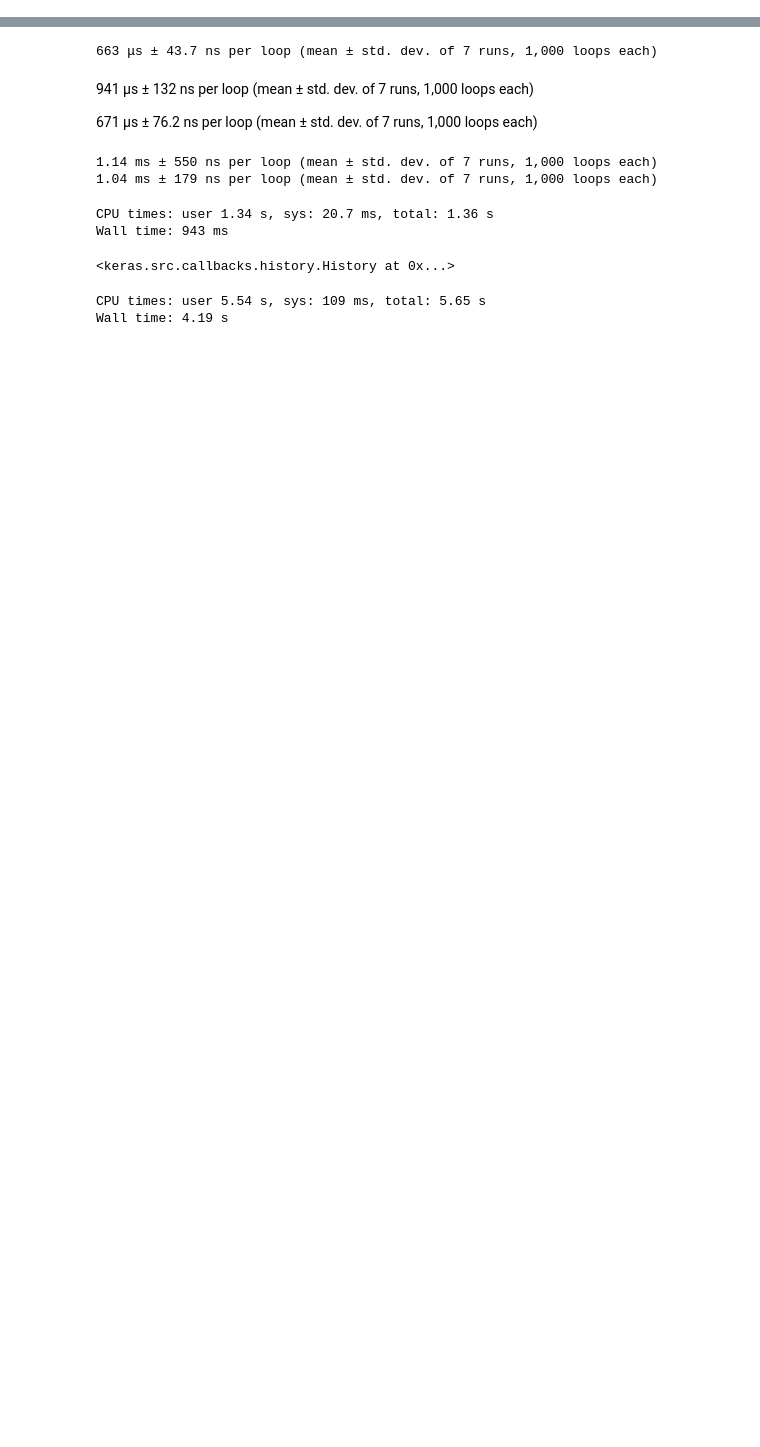
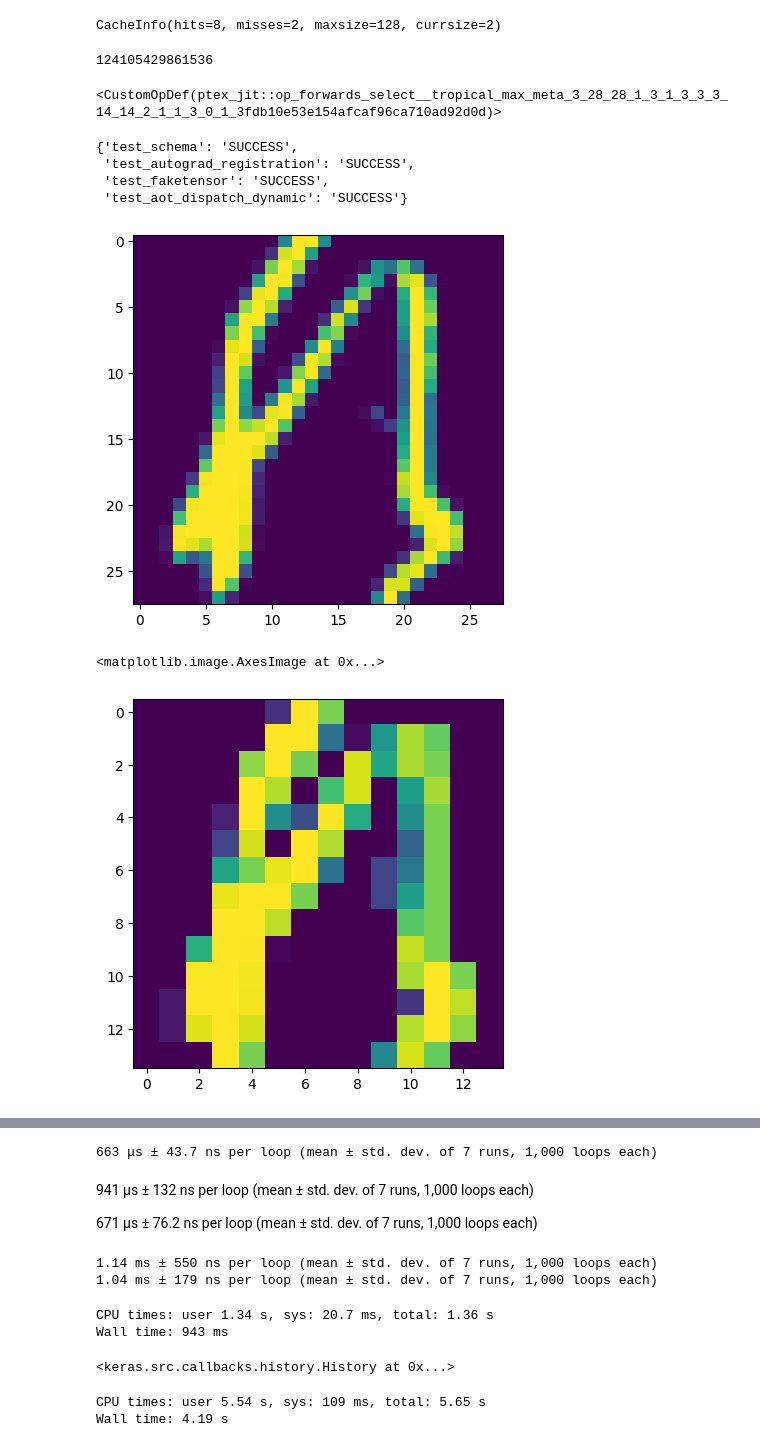
Before and after one commit to p-adema/quadratic-conv, a Jupyter notebook: scratch/model_check.ipynb, the cells around one changed output, grey strips where cells are left out. Drawn from its saved outputs; the diff is of its cells as text; code cells hidden in the pictures; blank space fills up the shorter version.

```diff
--- a/scratch/model_check.ipynb
+++ b/scratch/model_check.ipynb
@@ -53,5 +39,7 @@ from src import load_data
 # convolutions = importlib.reload(convolutions)
 # %%
 k_mnist = load_data.k_mnist()
+test_inp = k_mnist.x_train[:1024].cuda()
+
 k_mnist
 # %% [output]
@@ -114,0 +103,37 @@ test_run_cuda = torch.as_tensor(k_mnist.x_train[:256]).cuda()
+# %%
+from pytorch_semifield_conv import cuda_select
+from pytorch_semifield_conv.utils import ConvMeta
+
+cuda_select.SelectSemifield.compile.__wrapped__.cache_info()
+# %% [output]
+CacheInfo(hits=8, misses=2, maxsize=128, currsize=2)
+# %%
+ex_k = torch.zeros((3, 1, 3, 3)).cuda()
+ex_k[:, :, :, 0] = -float("inf")
+ex_k[:, :, :, 2] = -0.2
+ex_img = test_inp.repeat((1, 3, 1, 1)).cuda()
+ex_meta = ConvMeta.infer(ex_img, ex_k, stride=2, padding=1, groups=3)
+d = cuda_select.SelectSemifield.tropical_max().compile(ex_meta)
+print(id(d))
+d
+# %% [output]
+124105429861536
+<CustomOpDef(ptex_jit::op_forwards_select__tropical_max_meta_3_28_28_1_3_1_3_3_3_14_14_2_1_1_3_0_1_3fdb10e53e154afcaf96ca710ad92d0d)>
+# %%
+torch.library.opcheck(d, (ex_img, ex_k))
+# %% [output]
+{'test_schema': 'SUCCESS',
+ 'test_autograd_registration': 'SUCCESS',
+ 'test_faketensor': 'SUCCESS',
+ 'test_aot_dispatch_dynamic': 'SUCCESS'}
+# %%
+import matplotlib.pyplot as plt
+
+res = d(ex_img, ex_k)[0].numpy(force=True)
+plt.imshow(ex_img[0, 0].numpy(force=True))
+plt.show()
+plt.imshow(res[0, 0])
+# %% [output]
+[figure, added]
+<matplotlib.image.AxesImage at 0x...>
+[figure, added]
```
Also changed, not shown: parts of 20 cells of this notebook, 21 other files.
